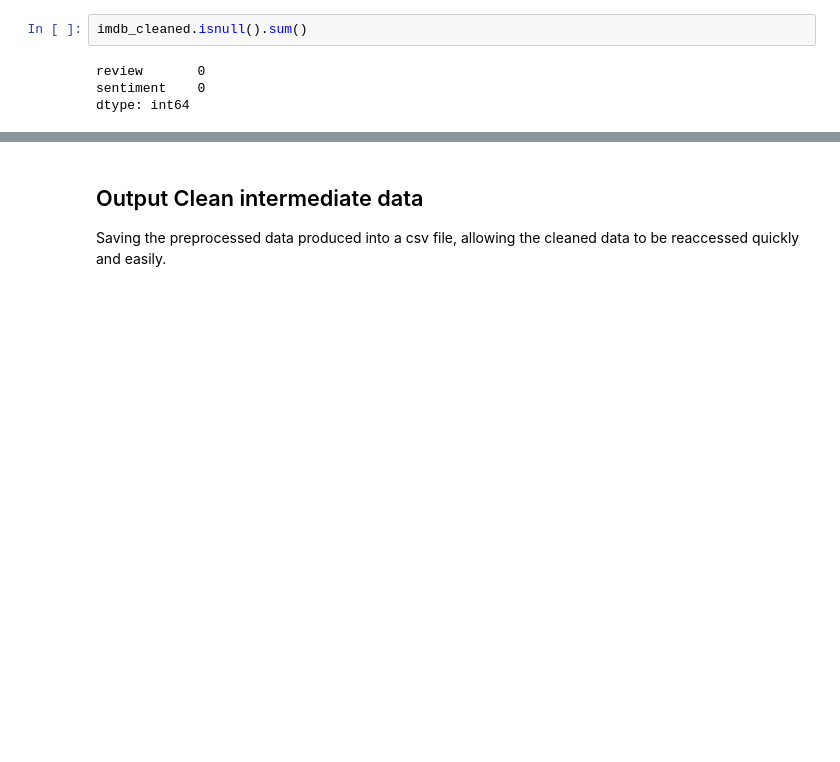
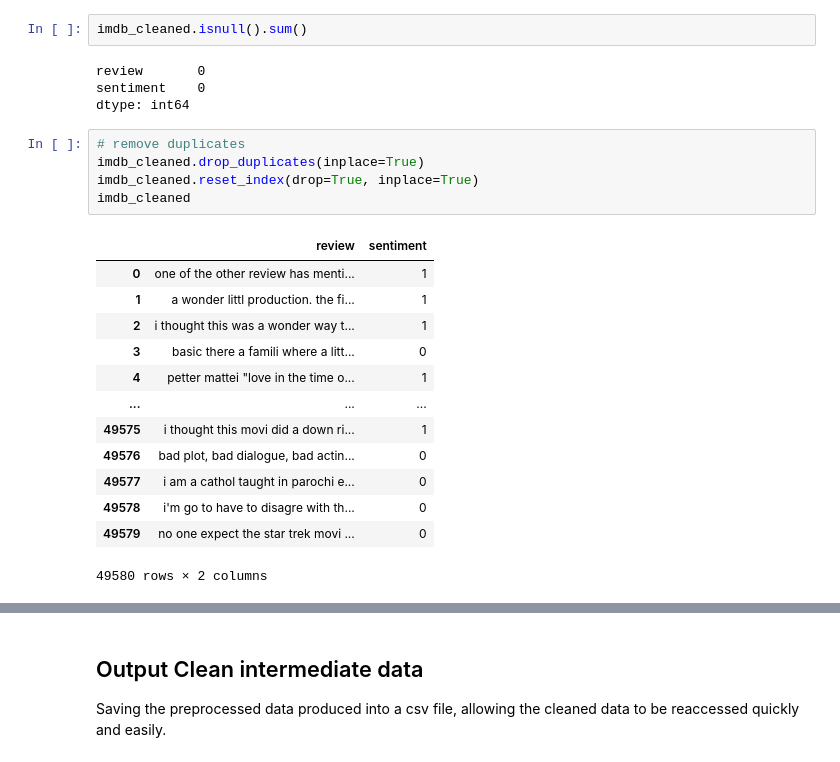
Before and after one commit to RileyLeo/IMDB-Movie-Reviews-Sentimental-Analysis, a Jupyter notebook: notebook.ipynb, the cells around one changed output, grey strips where cells are left out. Saved outputs shown, nothing was run; the diff lists cells and outputs as text; blank space fills up the shorter version.

```diff
--- a/notebook.ipynb
+++ b/notebook.ipynb
@@ -441,6 +441,25 @@ imdb_cleaned.isnull().sum()
 review       0
 sentiment    0
 dtype: int64
+# %%
+# remove duplicates
+imdb_cleaned.drop_duplicates(inplace=True)
+imdb_cleaned.reset_index(drop=True, inplace=True)
+imdb_cleaned
+# %% [output]
+|  | review | sentiment |
+| 0 | one of the other review has menti... | 1 |
+| 1 | a wonder littl production. the fi... | 1 |
+| 2 | i thought this was a wonder way t... | 1 |
+| 3 | basic there a famili where a litt... | 0 |
+| 4 | petter mattei "love in the time o... | 1 |
+| ... | ... | ... |
+| 49575 | i thought this movi did a down ri... | 1 |
+| 49576 | bad plot, bad dialogue, bad actin... | 0 |
+| 49577 | i am a cathol taught in parochi e... | 0 |
+| 49578 | i'm go to have to disagre with th... | 0 |
+| 49579 | no one expect the star trek movi ... | 0 |
+49580 rows × 2 columns
 # %%
 imdb_filtered = imdb_cleaned[imdb_cleaned["review"].str.len() > 40]
 imdb_filtered.head()
```
Also changed, not shown: parts of 21 cells of this notebook, 1 other file.
